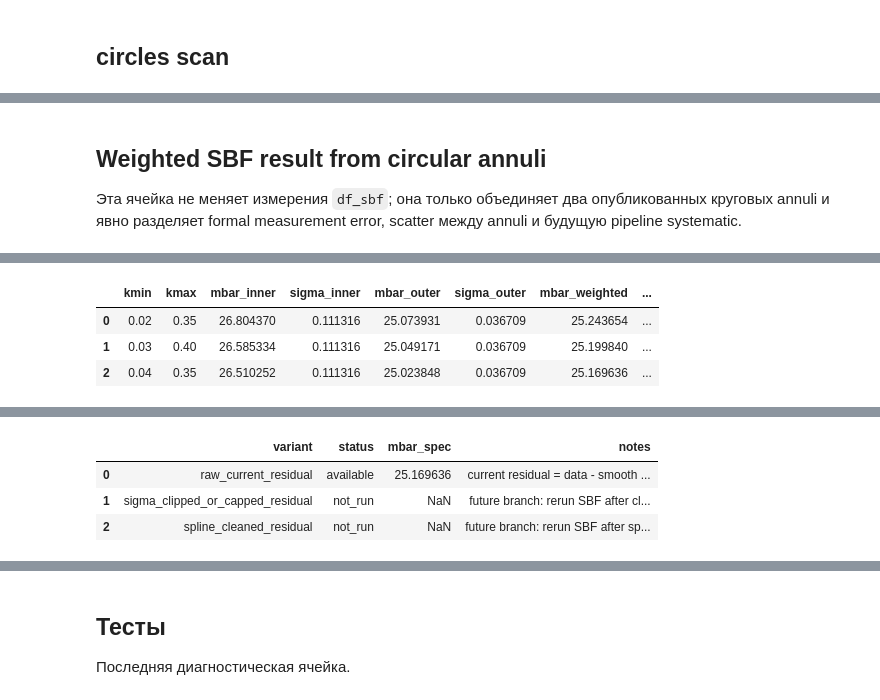
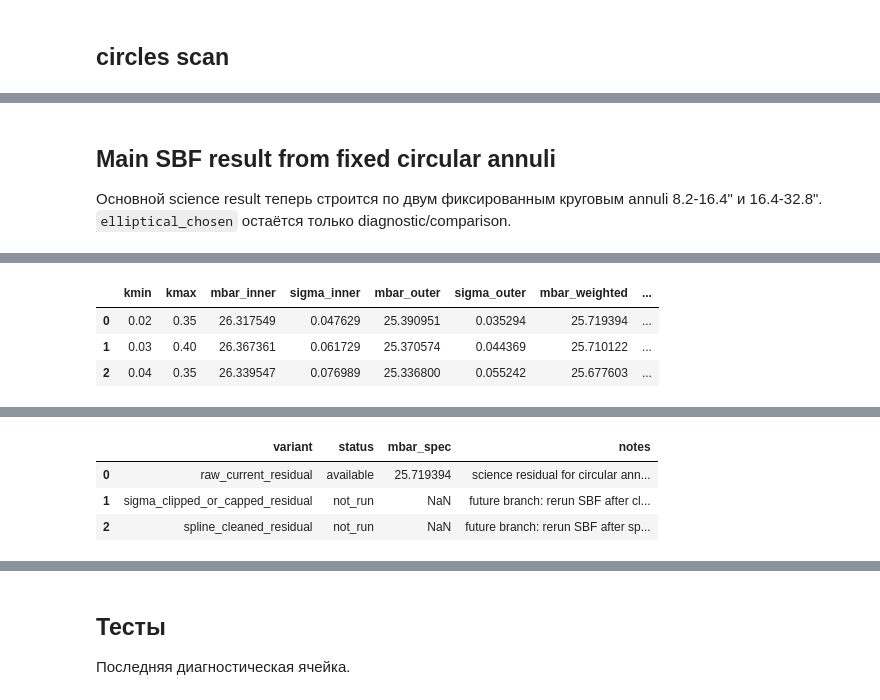
Before and after one commit to Saharochekl/course-work_4-SBF, a Jupyter notebook: code/sbf-1.ipynb, the cells around one changed output, grey strips where cells are left out. Drawn from its saved outputs; the diff is of its cells as text; code cells hidden in the pictures.

```diff
--- a/code/sbf-1.ipynb
+++ b/code/sbf-1.ipynb
@@ -2533,10 +2756,10 @@ if img_f090 is not None:
 # %%
 def build_region_mask_ellipse(shape, x0, y0, q, pa, sma_in, sma_out):
     ny, nx = shape
-    yy, xx = np.indices((ny, nx), dtype=float)
+    yy, xx = np.ogrid[:ny, :nx]
 
-    dx = xx - x0
-    dy = yy - y0
+    dx = xx.astype(float) - float(x0)
+    dy = yy.astype(float) - float(y0)
 
     cosp = np.cos(pa)
     sinp = np.sin(pa)
@@ -2550,9 +2773,9 @@ def build_region_mask_ellipse(shape, x0, y0, q, pa, sma_in, sma_out):
 
 def build_region_mask_circle(shape, x0, y0, r_in, r_out):
     ny, nx = shape
-    yy, xx = np.indices((ny, nx), dtype=float)
-    rr = np.hypot(xx - x0, yy - y0)
-    return (rr >= r_in) & (rr <= r_out)
+    yy, xx = np.ogrid[:ny, :nx]
+    rr2 = (xx.astype(float) - float(x0)) ** 2 + (yy.astype(float) - float(y0)) ** 2
+    return (rr2 >= float(r_in) ** 2) & (rr2 <= float(r_out) ** 2)
 # %%
 def measure_sbf_for_mask(
     region_mask,
@@ -2830,9 +3113,9 @@ display(df_sbf)
 # %% [markdown]
-## Weighted SBF result from circular annuli
+## Main SBF result from fixed circular annuli
 
-Эта ячейка не меняет измерения `df_sbf`; она только объединяет два опубликованных круговых annuli и явно разделяет formal measurement error, scatter между annuli и будущую pipeline systematic.
+Основной science result теперь строится по двум фиксированным круговым annuli 8.2-16.4" и 16.4-32.8". `elliptical_chosen` остаётся только diagnostic/comparison.
 # %%
-print("combining circular SBF annuli with weighted mean...")
+print("combining fixed circular SBF annuli with weighted mean (main science result)...")
 
 required_annuli = ["circular_inner_lit", "circular_outer_lit"]
 df_sbf_ok = df_sbf[df_sbf["status"].eq("ok")].copy()
@@ -3054,21 +3337,21 @@ else:
     recommended_sbf = best.to_dict()
 
     print(
-        "[SBF-ANNULI] recommended k-window "
+        "[SBF-SCIENCE] recommended fixed-circular-annuli k-window "
         f"{best['kmin']:.3f}..{best['kmax']:.3f}"
     )
     print(
-        "[SBF-ANNULI] weighted mbar = "
+        "[SBF-SCIENCE] weighted mbar = "
         f"{best['mbar_weighted']:.4f} mag"
     )
     print(
-        "[SBF-ANNULI] formal={:.4f} mag, annulus_scatter={:.4f} mag, adopted={:.4f} mag".format(
+        "[SBF-SCIENCE] formal={:.4f} mag, annulus_scatter={:.4f} mag, adopted={:.4f} mag".format(
             best["sigma_weighted_formal"],
             best["annulus_scatter"] if np.isfinite(best["annulus_scatter"]) else np.nan,
             best["sigma_adopted"],
         )
     )
-    print("[SBF-ANNULI] adopted sigma = max(formal, annulus scatter); pipeline systematic is not measured yet")
+    print("[SBF-SCIENCE] adopted sigma = max(formal, annulus scatter); pipeline systematic is not measured yet")
 
 
 pipeline_variants = pd.DataFrame([
@@ -3076,7 +3359,7 @@ pipeline_variants = pd.DataFrame([
         "variant": "raw_current_residual",
         "status": "available",
         "mbar_spec": recommended_sbf["mbar_weighted"] if recommended_sbf is not None else np.nan,
-        "notes": "current residual = data - smooth isophotal model",
+        "notes": "science residual for circular annuli = resid_full = data - model_full",
     },
     {
         "variant": "sigma_clipped_or_capped_residual",
@@ -3100,4 +3383,4 @@ display(pipeline_variants)
 |  | kmin | kmax | mbar_inner | sigma_inner | mbar_outer | sigma_outer | mbar_weighted | ... |
-| 0 | 0.02 | 0.35 | 26.804370 | 0.111316 | 25.073931 | 0.036709 | 25.243654 | ... |
-| 1 | 0.03 | 0.40 | 26.585334 | 0.111316 | 25.049171 | 0.036709 | 25.199840 | ... |
-| 2 | 0.04 | 0.35 | 26.510252 | 0.111316 | 25.023848 | 0.036709 | 25.169636 | ... |
+| 0 | 0.02 | 0.35 | 26.317549 | 0.047629 | 25.390951 | 0.035294 | 25.719394 | ... |
+| 1 | 0.03 | 0.40 | 26.367361 | 0.061729 | 25.370574 | 0.044369 | 25.710122 | ... |
+| 2 | 0.04 | 0.35 | 26.339547 | 0.076989 | 25.336800 | 0.055242 | 25.677603 | ... |
@@ -3110,4 +3393,4 @@ display(pipeline_variants)
 |  | variant | status | mbar_spec | notes |
-| 0 | raw_current_residual | available | 25.169636 | current residual = data - smooth ... |
+| 0 | raw_current_residual | available | 25.719394 | science residual for circular ann... |
 | 1 | sigma_clipped_or_capped_residual | not_run | NaN | future branch: rerun SBF after cl... |
 | 2 | spline_cleaned_residual | not_run | NaN | future branch: rerun SBF after sp... |
```
Also changed, not shown: parts of 39 cells of this notebook.
